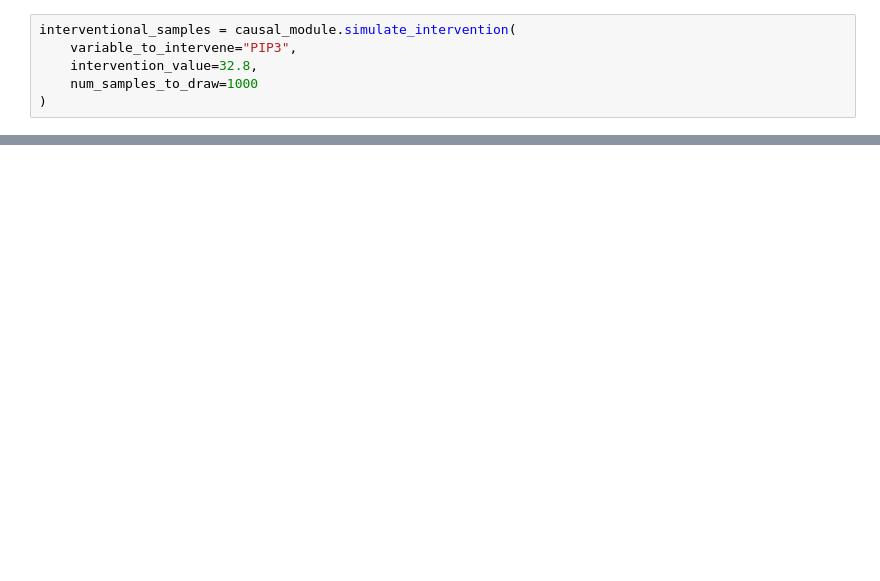
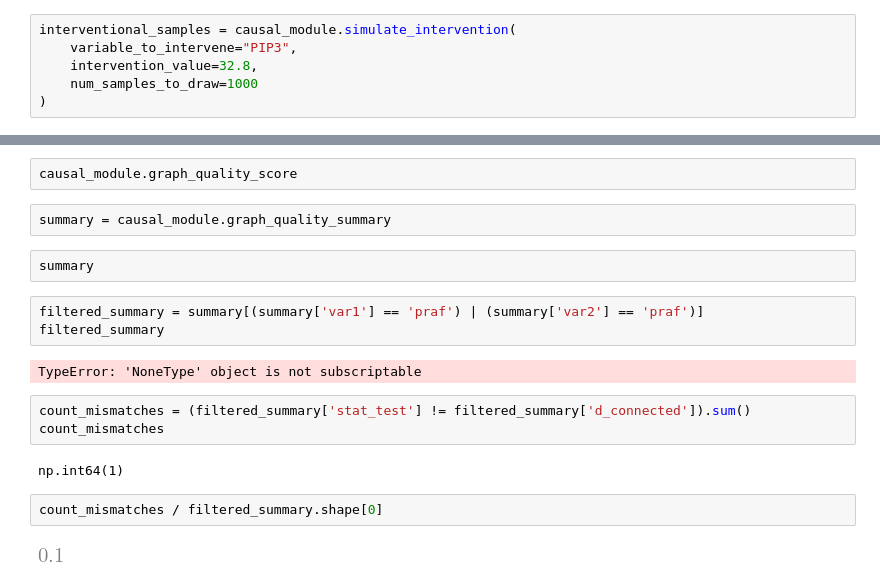
Before and after one commit to shamanth-kuthpadi/IoCP, a Jupyter notebook: testing_updated_pipeline.ipynb, the cells around one changed output, grey strips where cells are left out. Drawn from its saved outputs; the diff is of its cells as text; blank space fills up the shorter version.

```diff
--- a/testing_updated_pipeline.ipynb
+++ b/testing_updated_pipeline.ipynb
@@ -101,0 +102,20 @@ interventional_samples.head()
+# %%
+causal_module.graph_quality_score
+# %%
+summary = causal_module.graph_quality_summary
+# %%
+summary
+# %%
+filtered_summary = summary[(summary['var1'] == 'praf') | (summary['var2'] == 'praf')]
+filtered_summary
+# %% [output]
+TypeError: 'NoneType' object is not subscriptable
+# %%
+count_mismatches = (filtered_summary['stat_test'] != filtered_summary['d_connected']).sum()
+count_mismatches
+# %% [output]
+np.int64(1)
+# %%
+count_mismatches / filtered_summary.shape[0]
+# %% [output]
+[figure, added]
```
Also changed, not shown: parts of 5 cells of this notebook, 8 other files.
